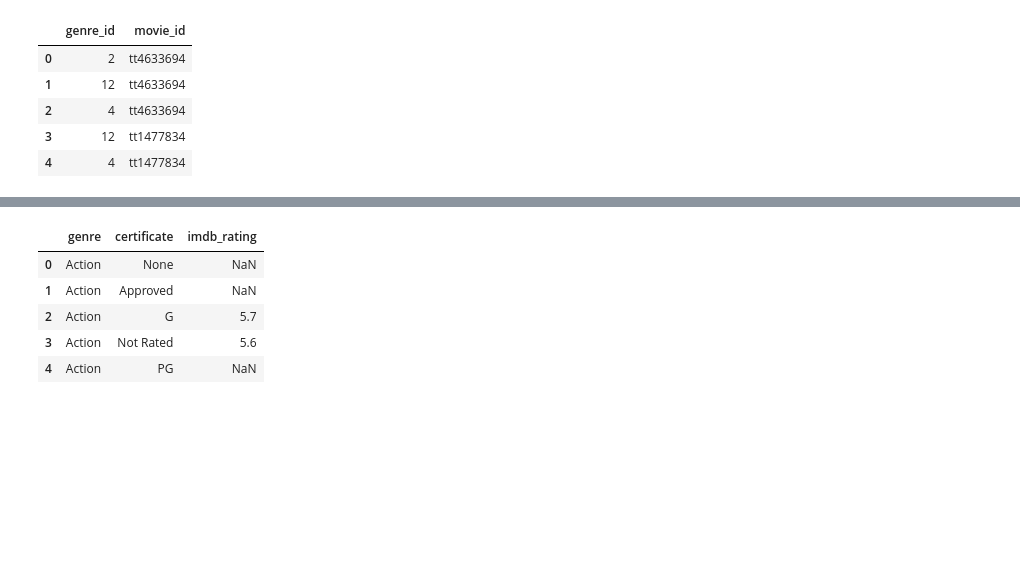
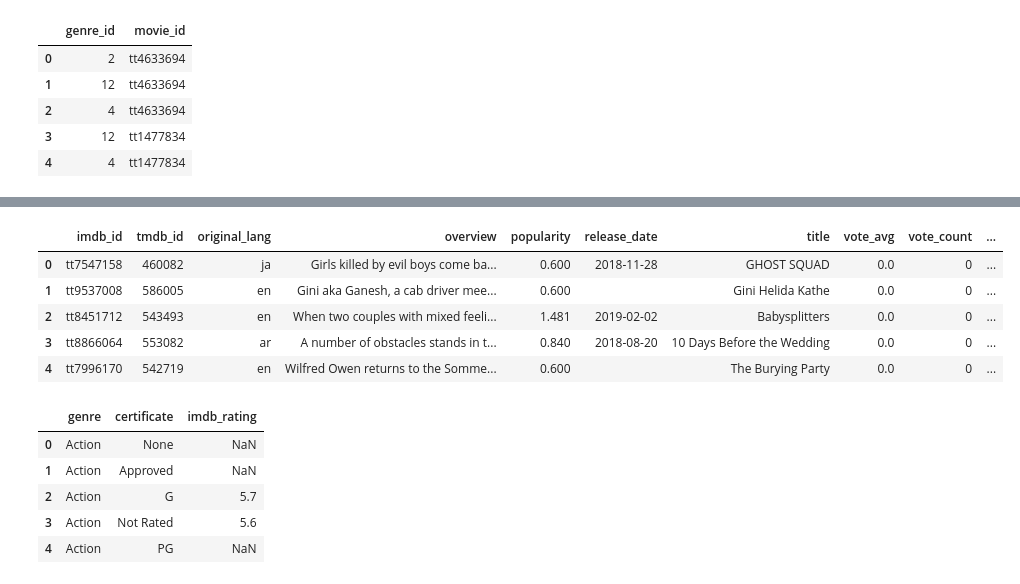
Before and after one commit to MsJacksonIYN/movies_mod1, a Jupyter notebook: EDA.ipynb, the cells around one changed output, grey strips where cells are left out. Cells and saved outputs as stored; diff of their text form; code cells hidden in the pictures; blank space fills up the shorter version.

```diff
--- a/EDA.ipynb
+++ b/EDA.ipynb
@@ -36,3 +36,6 @@ movie_genres.head()
 | 2 | 4 | tt4633694 |
 | 3 | 12 | tt1477834 |
 | 4 | 4 | tt1477834 |
+# %%
+tmdb_ids = pd.read_sql_query("select * from tmdb_ids;", conn)
+tmdb_ids.head()
@@ -39,3 +49,16 @@ movie_genres.head()
+# %%
+imdb_tmdb = pd.read_sql_query('''SELECT * FROM tmdb_ids
+                  INNER JOIN movies
+                  ON tmdb_ids.imdb_id = movies.imdb_id''', conn)
+
+imdb_tmdb.head()
+# %% [output]
+|  | imdb_id | tmdb_id | original_lang | overview | popularity | release_date | title | vote_avg | vote_count | ... |
+| 0 | tt7547158 | 460082 | ja | Girls killed by evil boys come ba... | 0.600 | 2018-11-28 | GHOST SQUAD | 0.0 | 0 | ... |
+| 1 | tt9537008 | 586005 | en | Gini aka Ganesh, a cab driver mee... | 0.600 |  | Gini Helida Kathe | 0.0 | 0 | ... |
+| 2 | tt8451712 | 543493 | en | When two couples with mixed feeli... | 1.481 | 2019-02-02 | Babysplitters | 0.0 | 0 | ... |
+| 3 | tt8866064 | 553082 | ar | A number of obstacles stands in t... | 0.840 | 2018-08-20 | 10 Days Before the Wedding | 0.0 | 0 | ... |
+| 4 | tt7996170 | 542719 | en | Wilfred Owen returns to the Somme... | 0.600 |  | The Burying Party | 0.0 | 0 | ... |
 # %%
 junction = pd.read_sql_query('''SELECT genre, certificate, imdb_rating FROM genres
                   LEFT JOIN movie_genres
```
Also changed, not shown: parts of 7 cells of this notebook.
